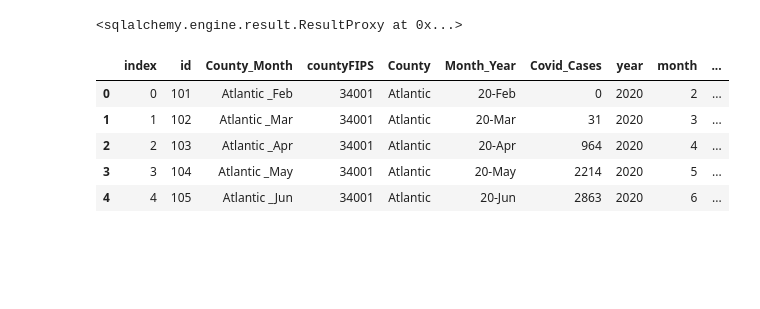
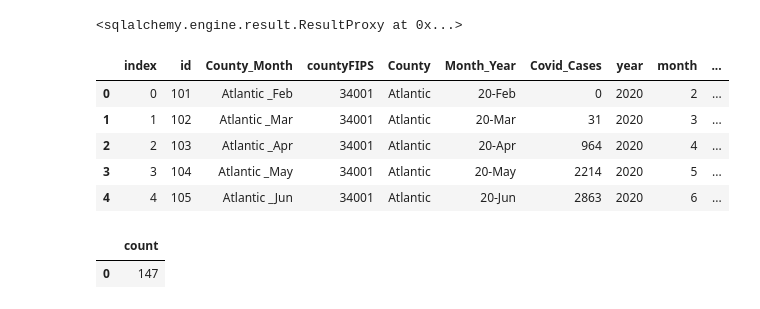
Before and after one commit to strivedi01/Project2_Richard_Ashni_Sumita, a Jupyter notebook: notebooks/load_data_into_database.ipynb, the cells around one changed output. Cells and saved outputs as stored; diff of their text form; code cells hidden in the pictures; blank space fills up the shorter version.

```diff
--- a/notebooks/load_data_into_database.ipynb
+++ b/notebooks/load_data_into_database.ipynb
@@ -286,8 +286,8 @@ joined_df_final.head()
 # %%
 from sqlalchemy import create_engine
 # %%
-db_url = "postgresql://postgres:abc123abc@localhost:5432/covid_data"
-#db_url = "postgres://wjxzypdlczzndp:f8f1e68b9d11167672d5034257f6c8b7516d35b26d8478661a14aa55e165f122@ec2-3-220-23-212.compute-1.amazonaws.com:5432/dav0khodef85hh"
+db_url = "postgresql://postgres:abc123abc@localhost:5432/covid_db"
+
 engine = create_engine(db_url)
 conn = engine.connect()
 # %%
@@ -305,3 +305,8 @@ pd.read_sql_query('select * from covid_data', con=engine).head()
 | 2 | 2 | 103 | Atlantic _Apr | 34001 | Atlantic | 20-Apr | 964 | 2020 | 4 | ... |
 | 3 | 3 | 104 | Atlantic _May | 34001 | Atlantic | 20-May | 2214 | 2020 | 5 | ... |
 | 4 | 4 | 105 | Atlantic _Jun | 34001 | Atlantic | 20-Jun | 2863 | 2020 | 6 | ... |
+# %%
+pd.read_sql_query('select count(id) from covid_data', con=engine)
+# %% [output]
+|  | count |
+| 0 | 147 |
```
Also changed, not shown: 5 other files.
